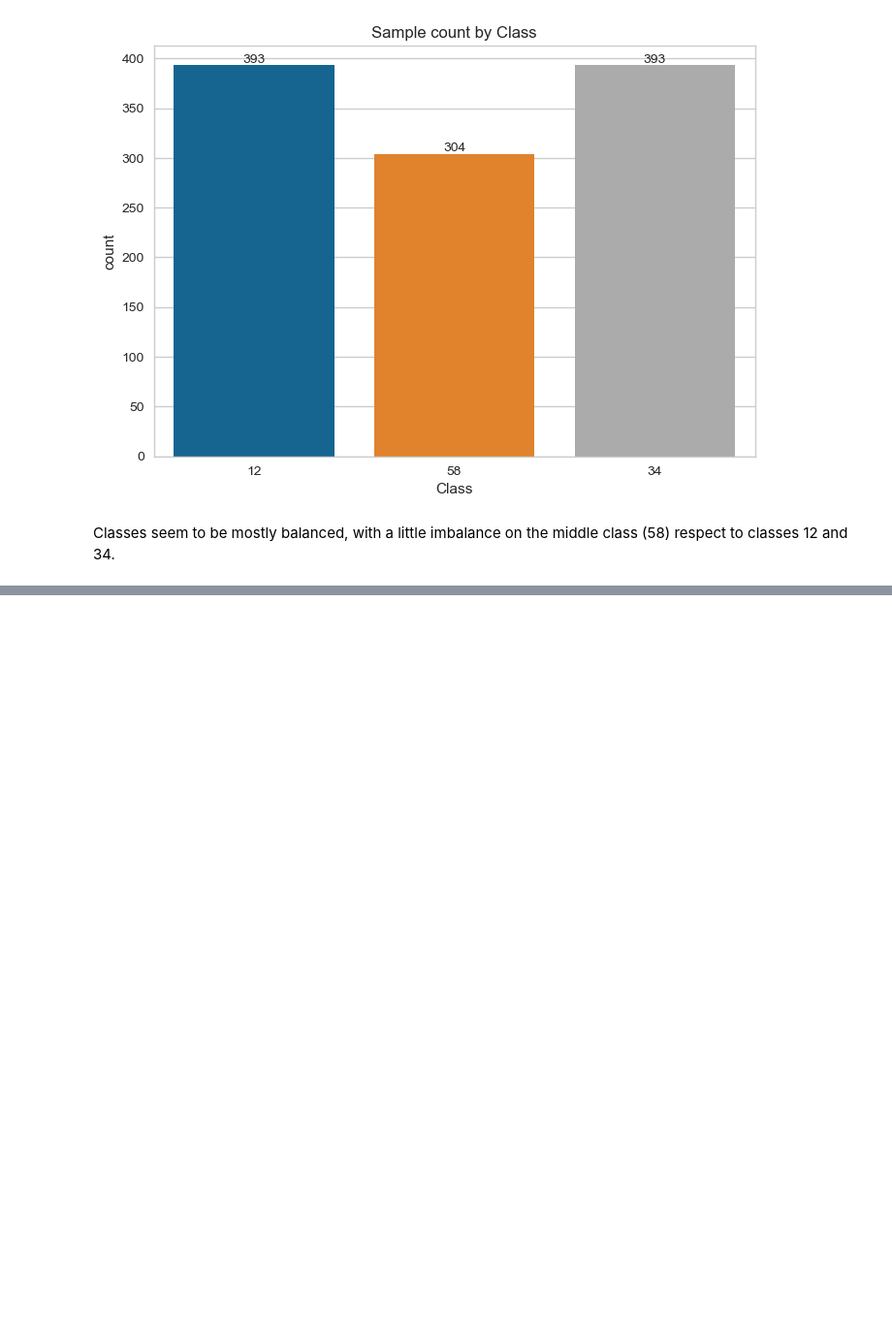
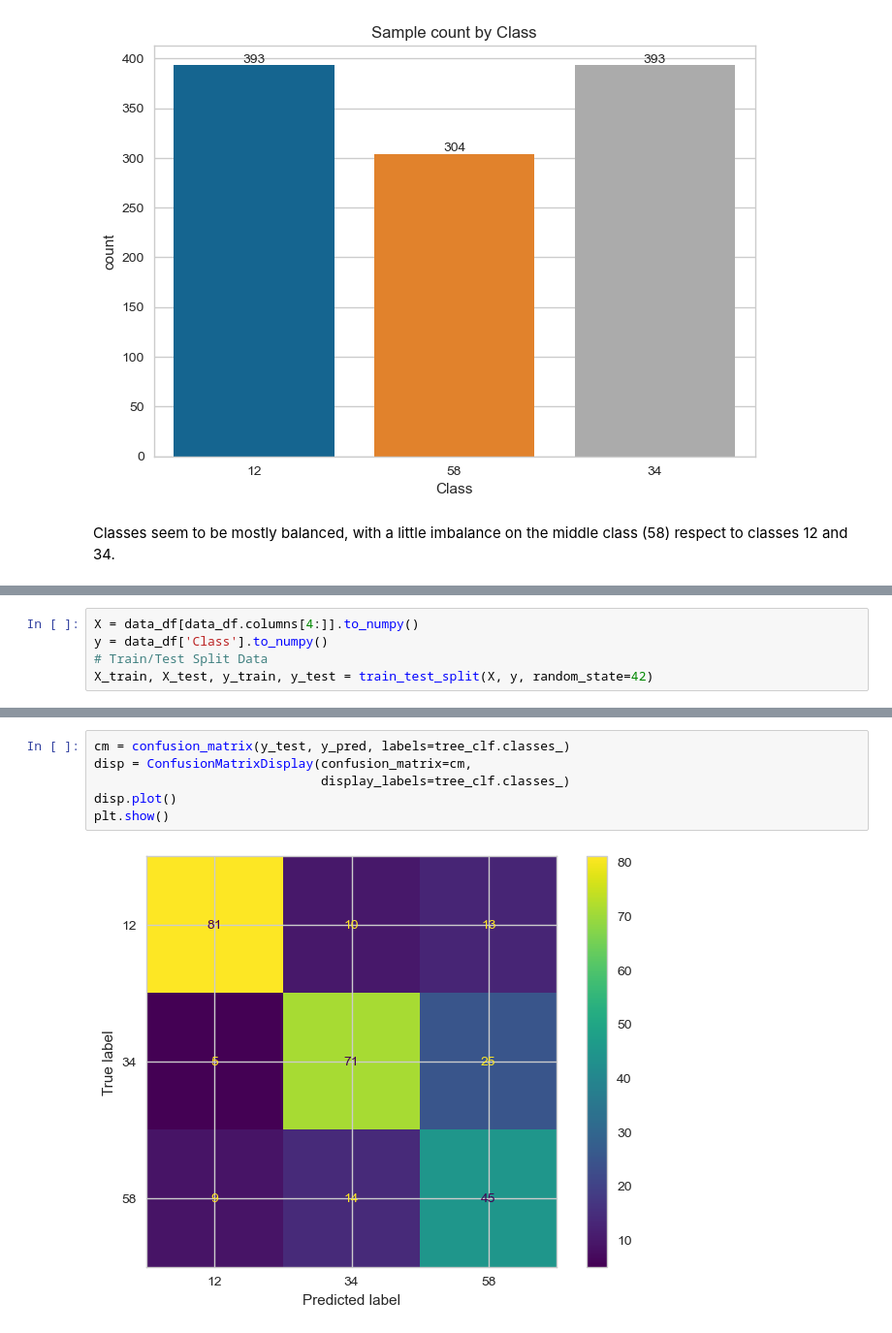
Before and after one commit to anqi-j/morphological-image-processing, a Jupyter notebook: classify/data_preprocessing.ipynb, the cells around one changed output, grey strips where cells are left out. Shown at 97% size. Saved outputs shown, nothing was run; the diff lists cells and outputs as text; blank space fills up the shorter version.

```diff
--- a/classify/data_preprocessing.ipynb
+++ b/classify/data_preprocessing.ipynb
@@ -131,0 +139,5 @@ Classes seem to be mostly balanced, with a little imbalance on the middle class
+# %%
+X = data_df[data_df.columns[4:]].to_numpy()
+y = data_df['Class'].to_numpy()
+# Train/Test Split Data
+X_train, X_test, y_train, y_test = train_test_split(X, y, random_state=42)
@@ -131,0 +168,8 @@ Classes seem to be mostly balanced, with a little imbalance on the middle class
+# %%
+cm = confusion_matrix(y_test, y_pred, labels=tree_clf.classes_)
+disp = ConfusionMatrixDisplay(confusion_matrix=cm,
+                              display_labels=tree_clf.classes_)
+disp.plot()
+plt.show()
+# %% [output]
+[figure, added]
```
Also changed, not shown: parts of 5 cells of this notebook.
